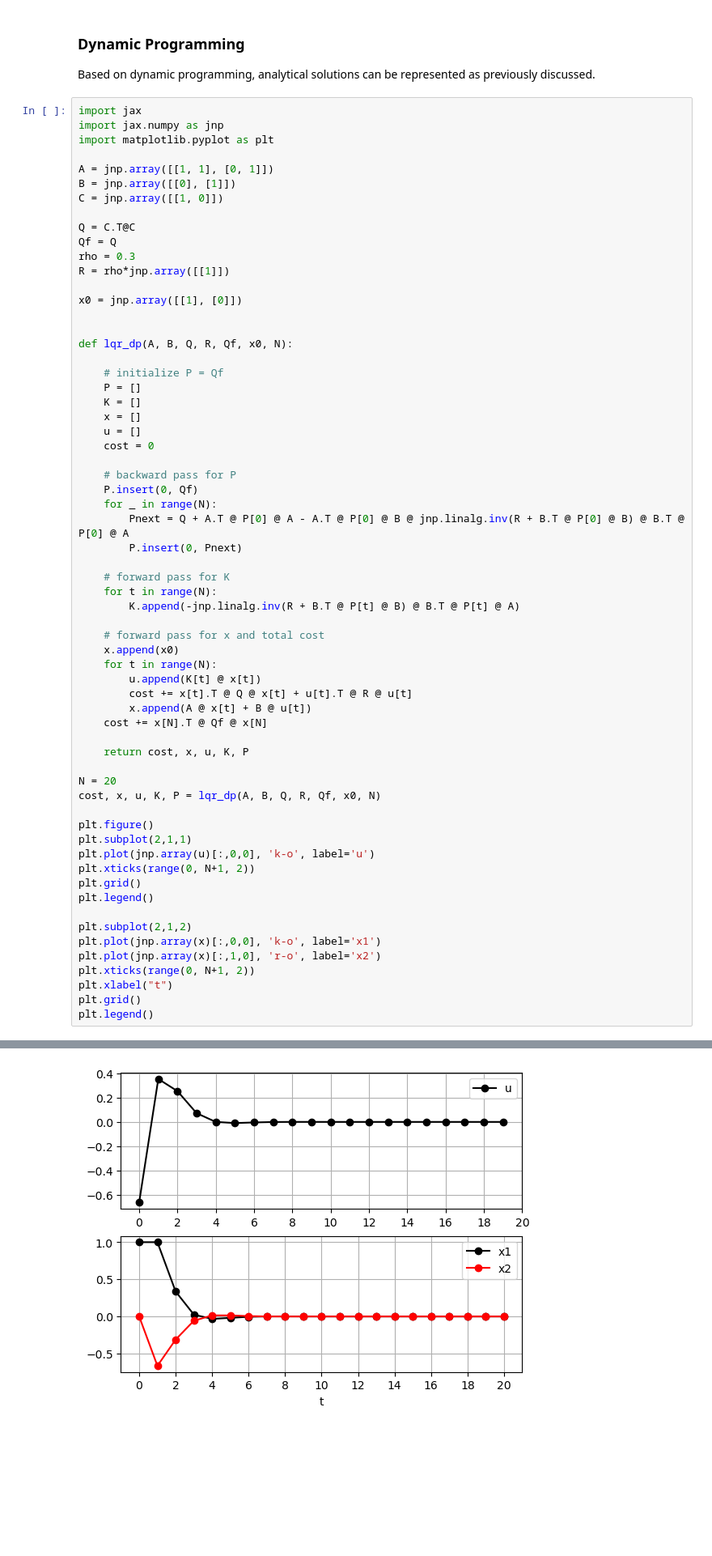
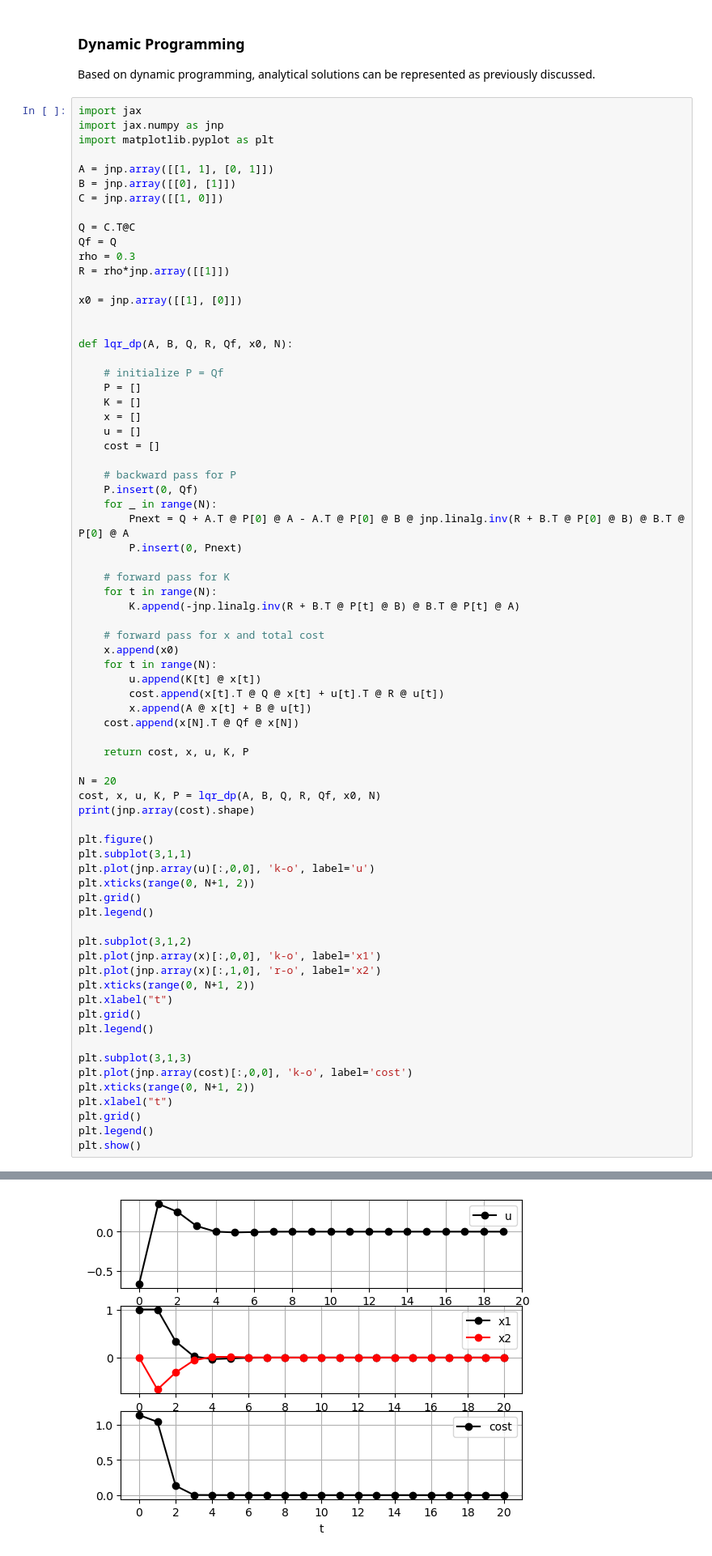
Before and after one commit to YangyangFu/dynax, a Jupyter notebook: resources/jax/lqr/lqr.ipynb, the cells around one changed output, grey strips where cells are left out. Shown: that part at 81% size. Saved outputs shown, nothing was run; the diff lists cells and outputs as text; blank space fills up the shorter version.

```diff
--- a/resources/jax/lqr/lqr.ipynb
+++ b/resources/jax/lqr/lqr.ipynb
@@ -250,7 +262,7 @@ def lqr_dp(A, B, Q, R, Qf, x0, N):
     K = []
     x = []
     u = []
-    cost = 0
+    cost = []
 
     # backward pass for P
     P.insert(0, Qf)
@@ -266,27 +278,36 @@ def lqr_dp(A, B, Q, R, Qf, x0, N):
     x.append(x0)
     for t in range(N):
         u.append(K[t] @ x[t])
-        cost += x[t].T @ Q @ x[t] + u[t].T @ R @ u[t]
+        cost.append(x[t].T @ Q @ x[t] + u[t].T @ R @ u[t])
         x.append(A @ x[t] + B @ u[t])
-    cost += x[N].T @ Qf @ x[N]
+    cost.append(x[N].T @ Qf @ x[N])
 
     return cost, x, u, K, P
 
 N = 20
 cost, x, u, K, P = lqr_dp(A, B, Q, R, Qf, x0, N)
+print(jnp.array(cost).shape)
 
 plt.figure()
-plt.subplot(2,1,1)
+plt.subplot(3,1,1)
 plt.plot(jnp.array(u)[:,0,0], 'k-o', label='u')
 plt.xticks(range(0, N+1, 2))
 plt.grid()
 plt.legend()
 
-plt.subplot(2,1,2)
+plt.subplot(3,1,2)
 plt.plot(jnp.array(x)[:,0,0], 'k-o', label='x1')
 plt.plot(jnp.array(x)[:,1,0], 'r-o', label='x2')
 plt.xticks(range(0, N+1, 2))
 plt.xlabel("t")
 plt.grid()
 plt.legend()
+
+plt.subplot(3,1,3)
+plt.plot(jnp.array(cost)[:,0,0], 'k-o', label='cost')
+plt.xticks(range(0, N+1, 2))
+plt.xlabel("t")
+plt.grid()
+plt.legend()
+plt.show()
 # %% [output]
@@ -294 +315 @@ plt.legend()
-[figure, old version]
+[figure, new version]
```
Also changed, not shown: parts of 6 cells of this notebook.
